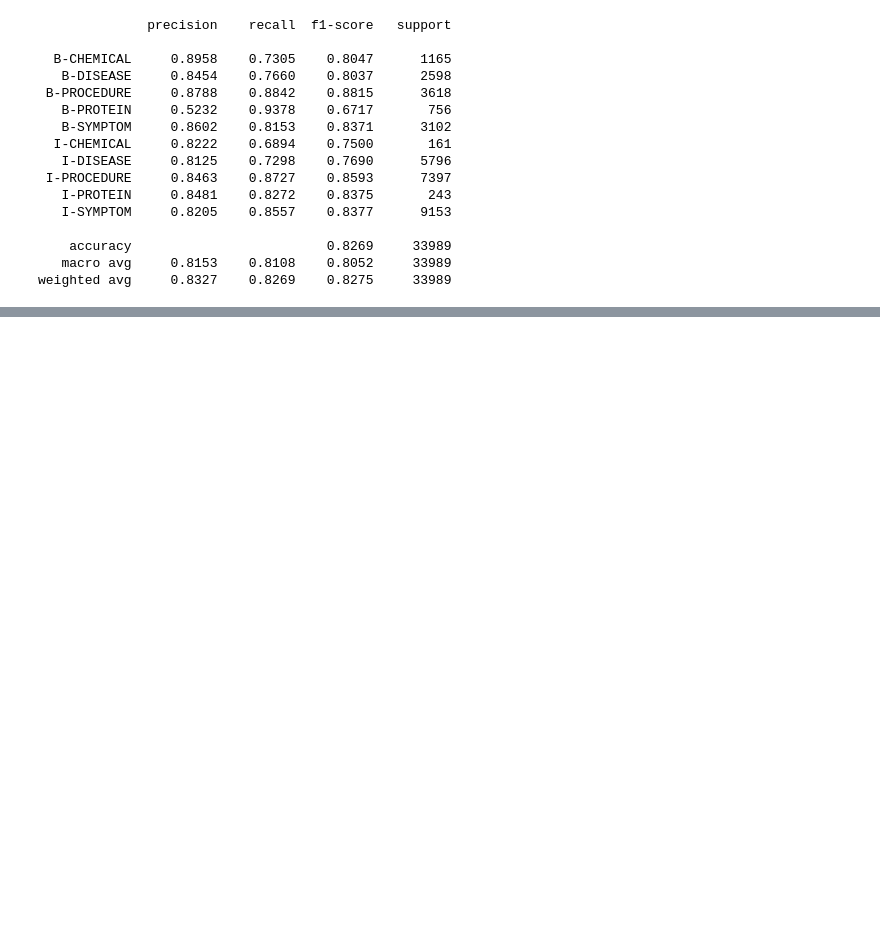
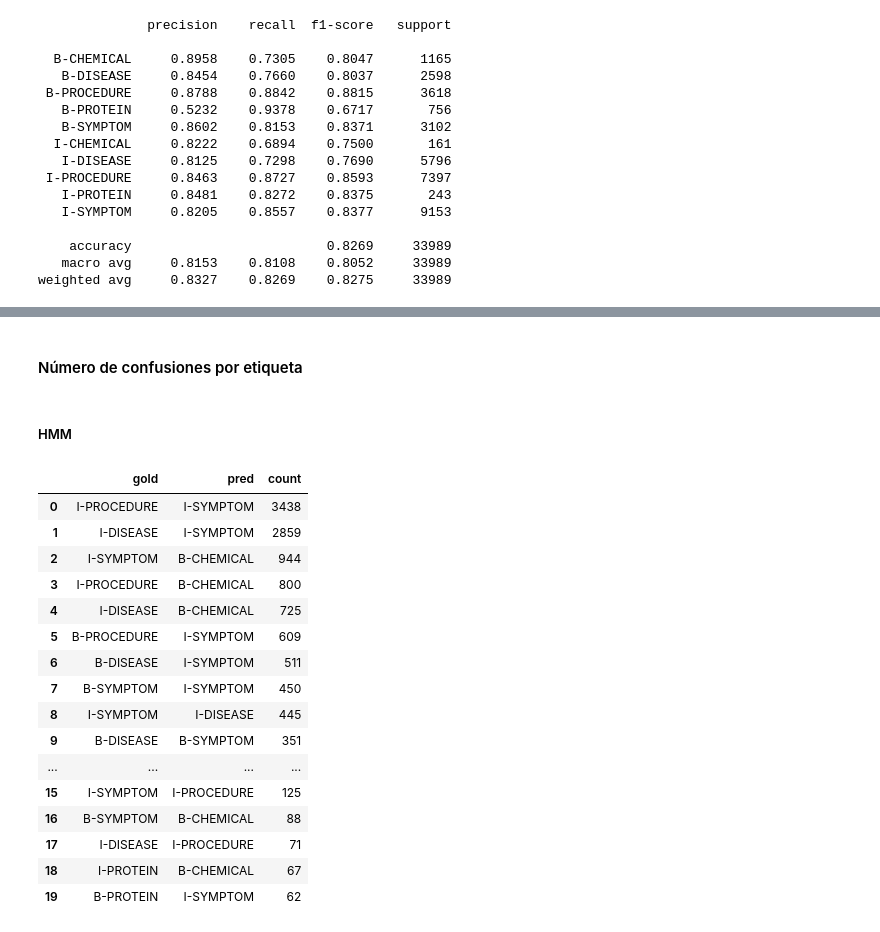
Before and after one commit to TheKiesling/hmm-crf-spanish-ner, a Jupyter notebook: hmm-crf-spanish-ner.ipynb, the cells around one changed output, grey strips where cells are left out. Saved outputs shown, nothing was run; the diff lists cells and outputs as text; code cells hidden in the pictures; blank space fills up the shorter version.

```diff
--- a/hmm-crf-spanish-ner.ipynb
+++ b/hmm-crf-spanish-ner.ipynb
@@ -423,0 +429,4 @@ weighted avg     0.8327    0.8269    0.8275     33989
+# %%
+keys = list(mapped_sentence_test.keys())
+y_true_hmm = [[id2label[i] for i in mapped_sentence_test[k]["labels"]] for k in keys]
+y_pred_hmm = [[id2label[i] for i in decoded_test[k]] for k in keys]
@@ -423,0 +482,36 @@ weighted avg     0.8327    0.8269    0.8275     33989
+# %% [markdown]
+#### Número de confusiones por etiqueta
+# %%
+def top_confusions(y_true, y_pred, topn=15):
+    cnt = Counter()
+    for yt, yp in zip(y_true, y_pred):
+        for a, b in zip(yt, yp):
+            if a != b:
+                cnt[(a, b)] += 1
+    rows = [{"gold": g, "pred": p, "count": c} for (g, p), c in cnt.most_common(topn)]
+    return pd.DataFrame(rows)
+# %%
+df_conf_hmm = top_confusions(y_true_hmm, y_pred_hmm, topn=20)
+df_conf_crf = top_confusions(y_test, y_pred, topn=20)
+# %% [markdown]
+##### HMM
+# %%
+df_conf_hmm
+# %% [output]
+|  | gold | pred | count |
+| 0 | I-PROCEDURE | I-SYMPTOM | 3438 |
+| 1 | I-DISEASE | I-SYMPTOM | 2859 |
+| 2 | I-SYMPTOM | B-CHEMICAL | 944 |
+| 3 | I-PROCEDURE | B-CHEMICAL | 800 |
+| 4 | I-DISEASE | B-CHEMICAL | 725 |
+| 5 | B-PROCEDURE | I-SYMPTOM | 609 |
+| 6 | B-DISEASE | I-SYMPTOM | 511 |
+| 7 | B-SYMPTOM | I-SYMPTOM | 450 |
+| 8 | I-SYMPTOM | I-DISEASE | 445 |
+| 9 | B-DISEASE | B-SYMPTOM | 351 |
+| ... | ... | ... | ... |
+| 15 | I-SYMPTOM | I-PROCEDURE | 125 |
+| 16 | B-SYMPTOM | B-CHEMICAL | 88 |
+| 17 | I-DISEASE | I-PROCEDURE | 71 |
+| 18 | I-PROTEIN | B-CHEMICAL | 67 |
+| 19 | B-PROTEIN | I-SYMPTOM | 62 |
```
Also changed, not shown: parts of 12 cells of this notebook.
